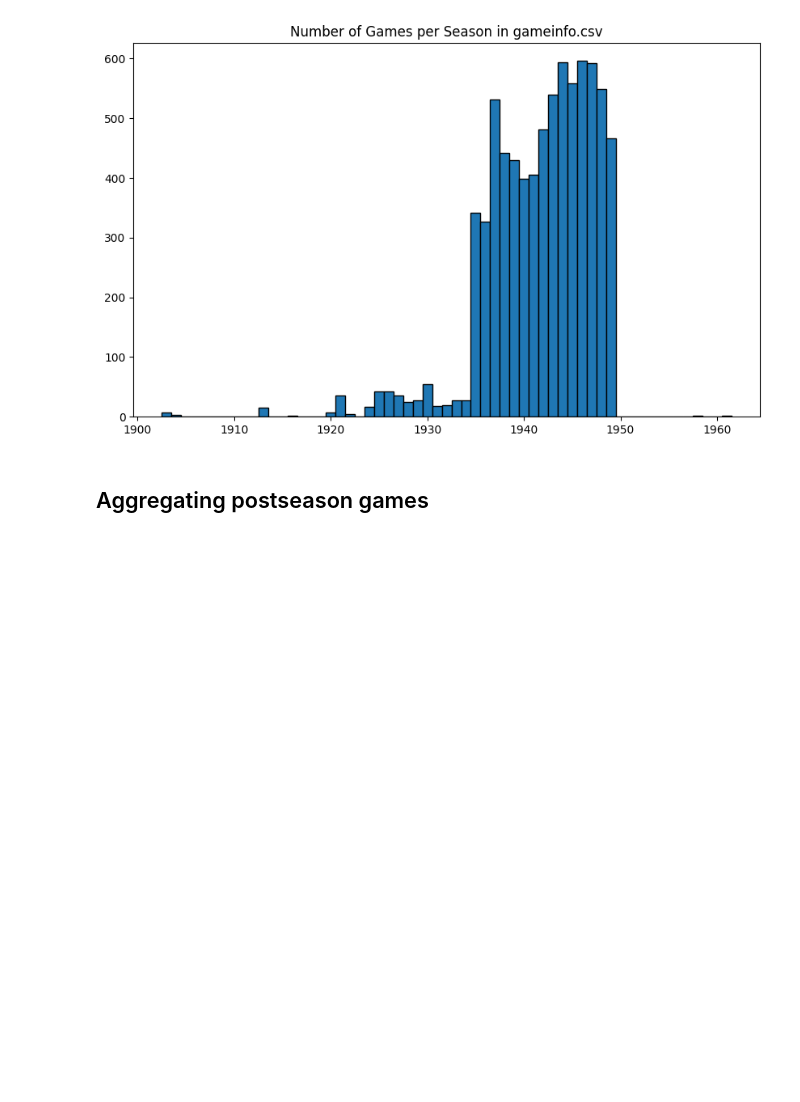
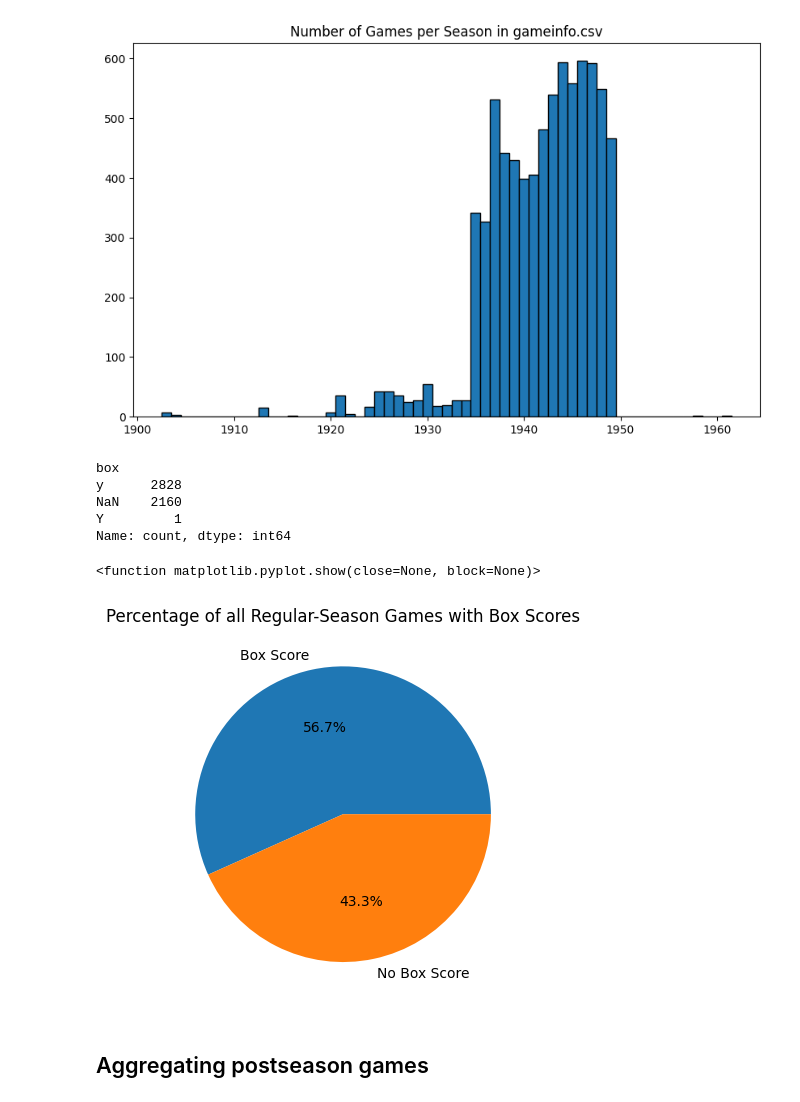
Before and after one commit to lcbogie/NgLgNov2025, a Jupyter notebook: exploration_1.ipynb, the cells around one changed output. Saved outputs shown, nothing was run; the diff lists cells and outputs as text; code cells hidden in the pictures; blank space fills up the shorter version.

```diff
--- a/exploration_1.ipynb
+++ b/exploration_1.ipynb
@@ -80,6 +80,26 @@ full_season_hist.set_title("Number of Games per Season in gameinfo.csv")
 plt.show()
 # %% [output]
 [figure]
+# %%
+game_info['box'][game_info['gametype']=='regular'].value_counts(dropna=False)
+# %% [output]
+box
+y      2828
+NaN    2160
+Y         1
+Name: count, dtype: int64
+# %%
+box_pct = [2829, 2160]
+# %%
+fig, box_score_overall_pie = plt.subplots()
+box_score_overall_pie.pie(box_pct,
+                labels=['Box Score', 'No Box Score'],
+                autopct='%1.1f%%')
+box_score_overall_pie.set_title("Percentage of all Regular-Season Games with Box Scores")
+plt.show
+# %% [output]
+<function matplotlib.pyplot.show(close=None, block=None)>
+[figure, added]
 # %% [markdown]
 ## Aggregating postseason games
 # %%
```
Also changed, not shown: parts of 8 cells of this notebook.
